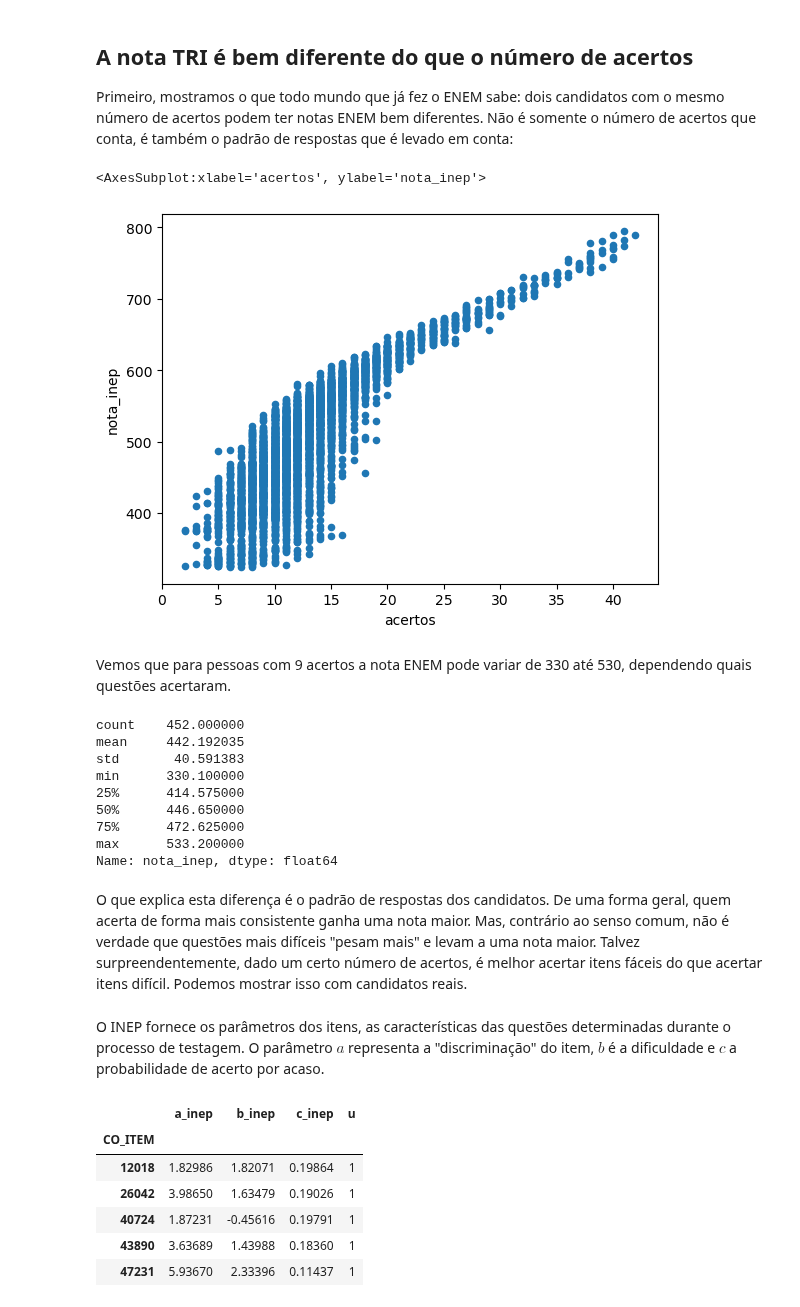
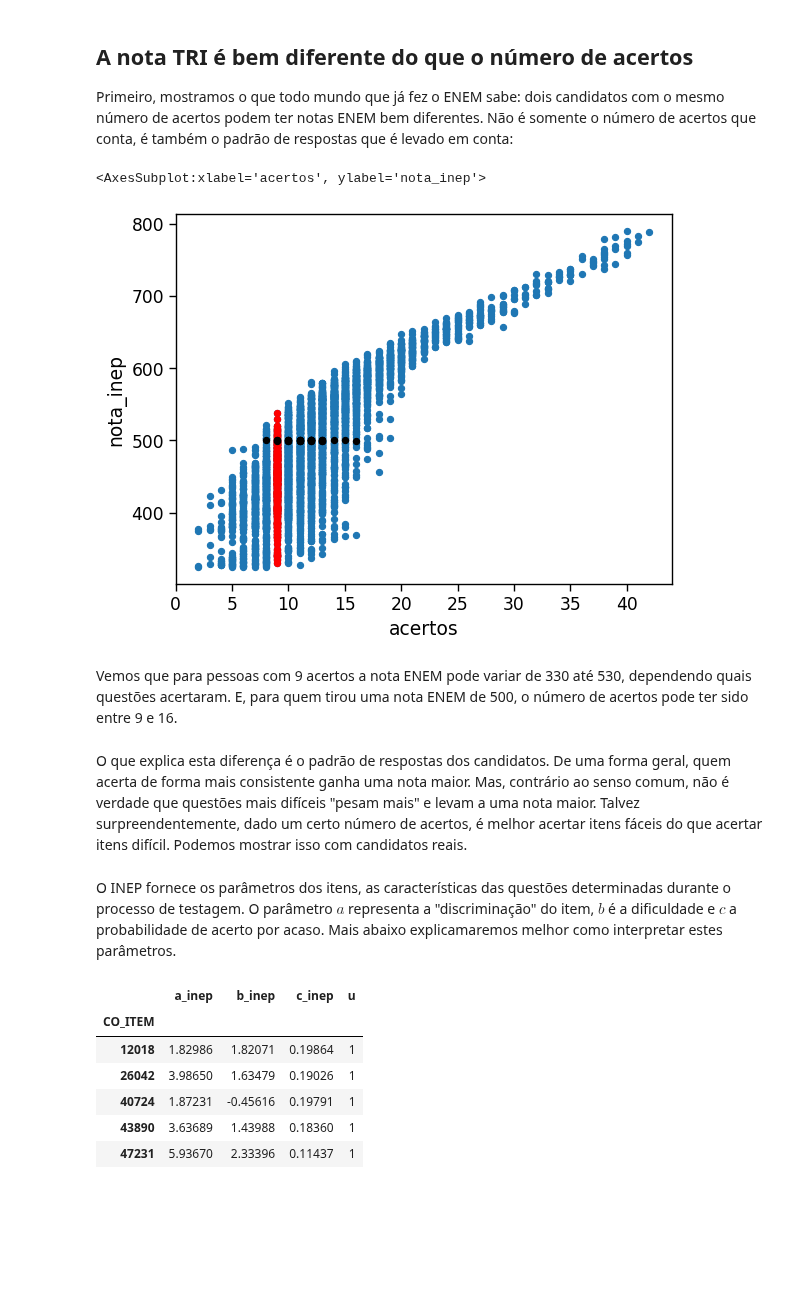
Before and after one commit to atp/enem, a Jupyter notebook: _sources/TRI.ipynb, the cells around one changed output. Saved outputs shown, nothing was run; the diff lists cells and outputs as text; code cells hidden in the pictures; blank space fills up the shorter version.

```diff
--- a/_sources/TRI.ipynb
+++ b/_sources/TRI.ipynb
@@ -49,28 +52,18 @@ Primeiro, mostramos o que todo mundo que já fez o ENEM sabe: dois candidatos co
 # %%
 caderno = 1222
 df = load_acertos(2023,'CN',5000,prova=caderno)
-df.plot(kind='scatter',x='acertos',y='nota_inep')
+ax = df.plot(kind='scatter',x='acertos',y='nota_inep')
+df.query("acertos == 9").plot(kind='scatter',x='acertos',y='nota_inep', color='r',ax=ax)
+df.query("nota_inep > 499 & nota_inep < 501").plot(kind='scatter',x='acertos',y='nota_inep', color='k',ax=ax)
 # %% [output]
 <AxesSubplot:xlabel='acertos', ylabel='nota_inep'>
-[figure, old version]
+[figure, new version]
 # %% [markdown]
-Vemos que para pessoas com 9 acertos a nota ENEM pode variar de 330 até 530, dependendo quais questões acertaram.
+Vemos que para pessoas com 9 acertos a nota ENEM pode variar de 330 até 530, dependendo quais questões acertaram. E, para quem tirou uma nota ENEM de 500, o número de acertos pode ter sido entre 9 e 16.
-# %%
-df.query("acertos == 9")['nota_inep'].describe()
-# %% [output]
-count    452.000000
-mean     442.192035
-std       40.591383
-min      330.100000
-25%      414.575000
-50%      446.650000
-75%      472.625000
-max      533.200000
-Name: nota_inep, dtype: float64
 # %% [markdown]
 O que explica esta diferença é o padrão de respostas dos candidatos. De uma forma geral, quem acerta de forma mais consistente ganha uma nota maior. Mas, contrário ao senso comum, não é verdade que questões mais difíceis "pesam mais" e levam a uma nota maior. Talvez surpreendentemente, dado um certo número de acertos, é melhor acertar itens fáceis do que acertar itens difícil. Podemos mostrar isso com candidatos reais.
 # %% [markdown]
-O INEP fornece os parâmetros dos itens, as características das questões determinadas durante o processo de testagem. O parâmetro $a$ representa a "discriminação" do item, $b$ é a dificuldade e $c$ a probabilidade de acerto por acaso.
+O INEP fornece os parâmetros dos itens, as características das questões determinadas durante o processo de testagem. O parâmetro $a$ representa a "discriminação" do item, $b$ é a dificuldade e $c$ a probabilidade de acerto por acaso. Mais abaixo explicamaremos melhor como interpretar estes parâmetros.
 # %%
 params = params_inep(caderno)
 params[:5]
```
Also changed, not shown: parts of 4 cells of this notebook, 3 other files.
